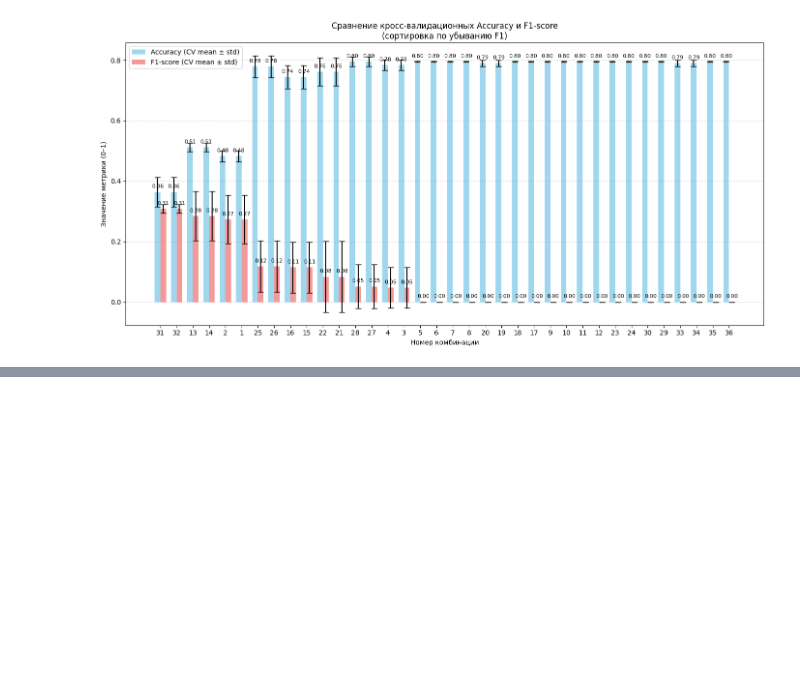
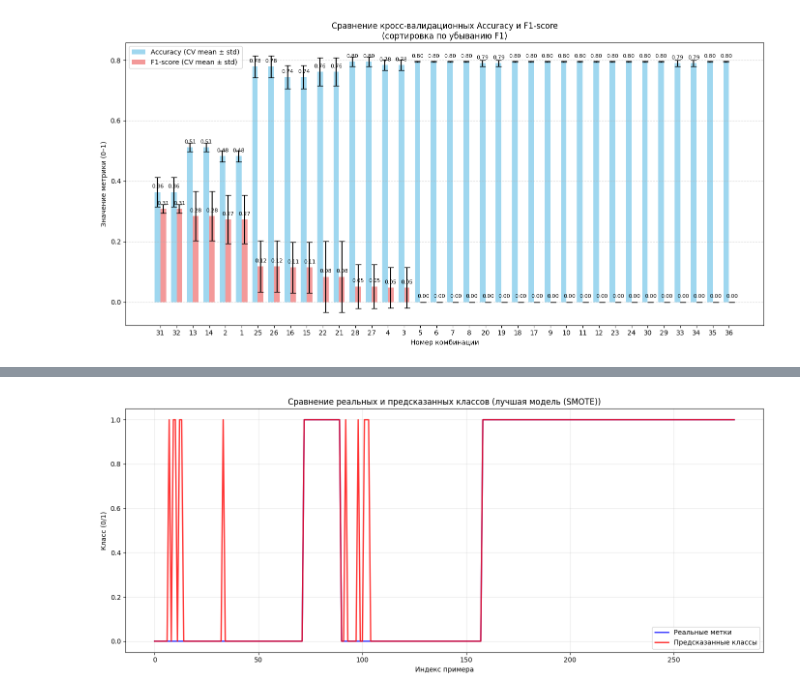
Before and after one commit to Bexaric/LB3_ML_Yakushev, a Jupyter notebook: notebook/LB3_Jupyter.ipynb, the cells around one changed output, grey strips where cells are left out. Saved outputs shown, nothing was run; the diff lists cells and outputs as text; code cells hidden in the pictures; blank space fills up the shorter version.

```diff
--- a/notebook/LB3_Jupyter.ipynb
+++ b/notebook/LB3_Jupyter.ipynb
@@ -461,0 +510,14 @@ CV F1-score: 0.0000 ± 0.0000
+# %%
+smote = SMOTE(random_state=42)
+adasyn = ADASYN(random_state=42)
+
+X_smote, Y_smote = smote.fit_resample(data_x_scaled, data_y)
+X_adasyn, Y_adasyn = adasyn.fit_resample(data_x_scaled, data_y)
+# %%
+best_params = {
+    'hidden_layer_sizes': (10, 2),
+    'activation': 'relu',
+    'solver': 'adam',
+    'max_iter': 5000,
+    'random_state': 42,
+}
@@ -461,0 +560,34 @@ CV F1-score: 0.0000 ± 0.0000
+# %%
+mlp = MLPClassifier(**best_params)
+
+# Кросс-валидация для Accuracy
+scores_acc = cross_val_score(mlp, X_smote, Y_smote, cv=cv_folds, scoring='accuracy')
+mean_acc = scores_acc.mean()
+std_acc  = scores_acc.std()
+
+# Кросс-валидация для F1-score
+scores_f1 = cross_val_score(mlp, X_smote, Y_smote, cv=cv_folds, scoring='f1')
+mean_f1 = scores_f1.mean()
+std_f1  = scores_f1.std()
+
+# Сохраняем в список
+results.append({
+    'hidden_layer_sizes': str(hls),
+    'activation': act,
+    'solver': solv,
+    'max_iter': max_it,
+    'cv_mean_accuracy': mean_acc,
+    'cv_std_accuracy': std_acc,
+    'cv_mean_f1': mean_f1,
+    'cv_std_f1': std_f1
+})
+
+df_results_smote = pd.DataFrame(results)
+
+mlp.fit(X_smote, Y_smote)
+
+plot_predictions(mlp, X_smote, Y_smote,
+                 title_suffix='лучшая модель (SMOTE)',
+                 save_path='best_model_predictions.png')
+# %% [output]
+[figure, added]
```
Also changed, not shown: parts of 19 cells of this notebook.
